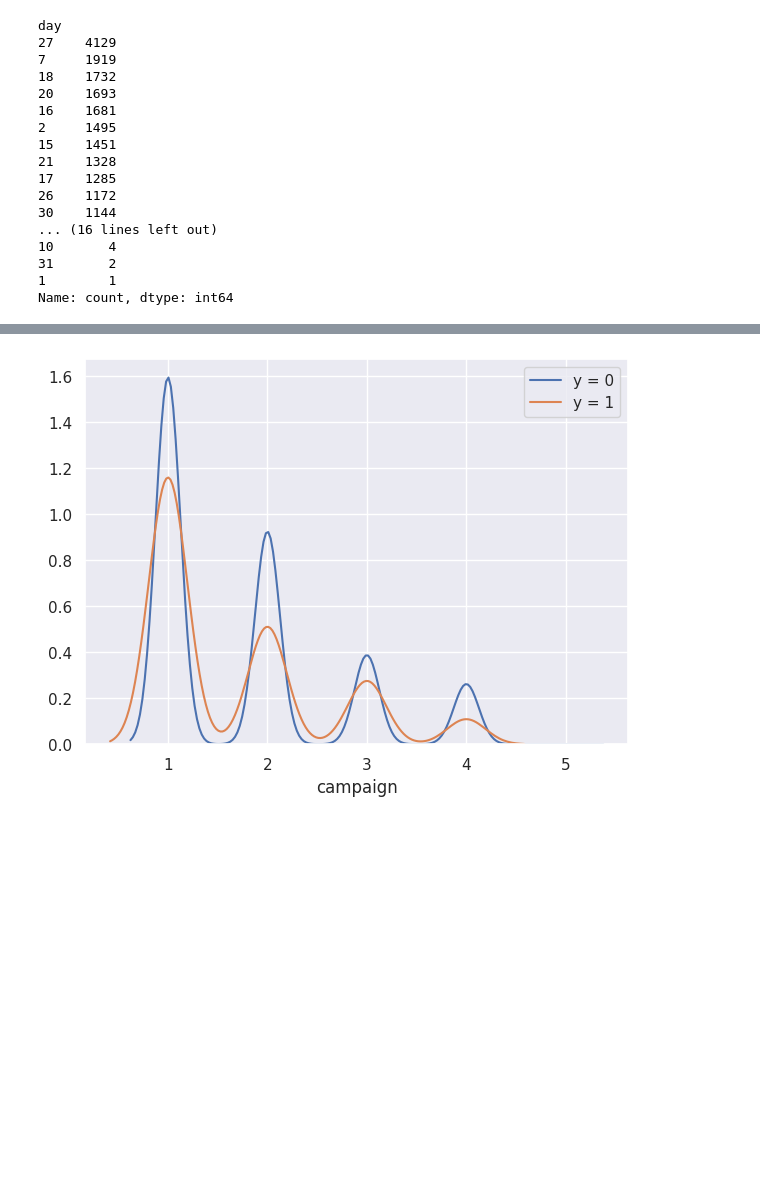
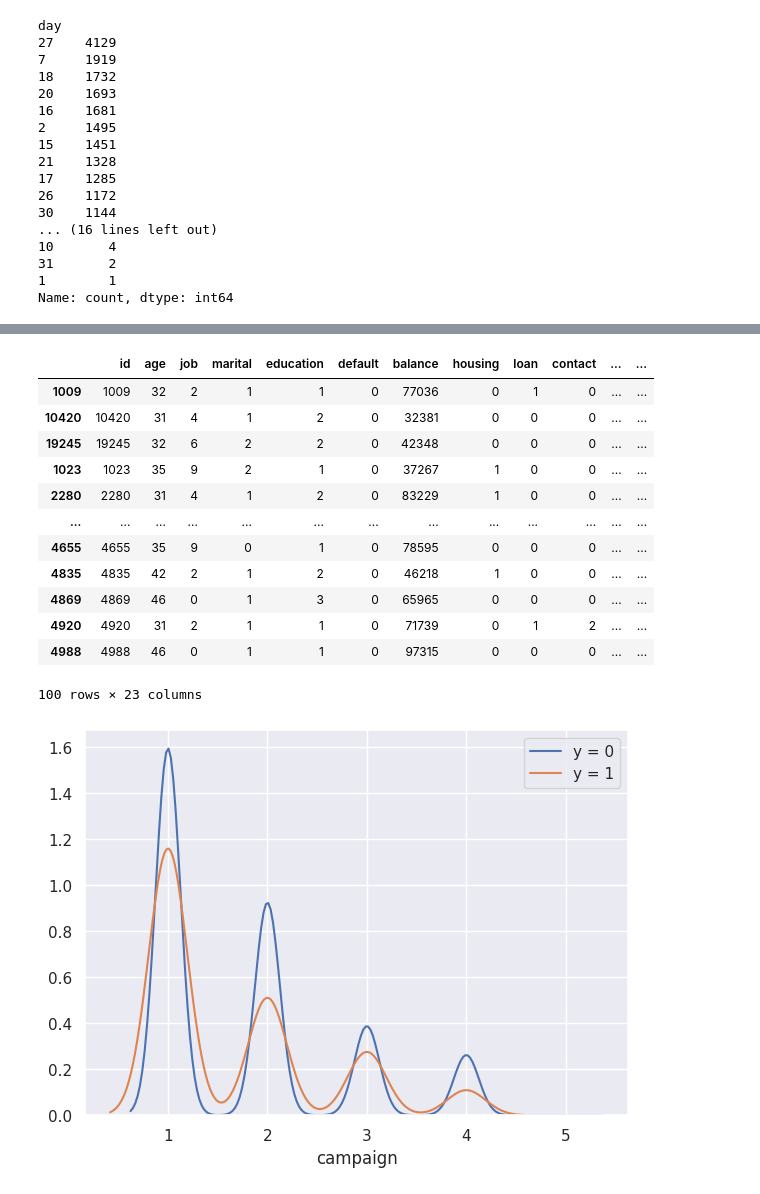
Before and after one commit to Memories-of-Sun-and-Moon/SIGNATE4B_040_Bank_Customer_Tartgeting, a Jupyter notebook: solve.ipynb, the cells around one changed output, grey strips where cells are left out. Saved outputs shown, nothing was run; the diff lists cells and outputs as text; code cells hidden in the pictures; blank space fills up the shorter version.

```diff
--- a/solve.ipynb
+++ b/solve.ipynb
@@ -208,3 +233,19 @@ Name: count, Length: 140, dtype: int64
+# %%
+train.nlargest(100, 'duration')
+# %% [output]
+|  | id | age | job | marital | education | default | balance | housing | loan | contact | ... | ... |
+| 1009 | 1009 | 32 | 2 | 1 | 1 | 0 | 77036 | 0 | 1 | 0 | ... | ... |
+| 10420 | 10420 | 31 | 4 | 1 | 2 | 0 | 32381 | 0 | 0 | 0 | ... | ... |
+| 19245 | 19245 | 32 | 6 | 2 | 2 | 0 | 42348 | 0 | 0 | 0 | ... | ... |
+| 1023 | 1023 | 35 | 9 | 2 | 1 | 0 | 37267 | 1 | 0 | 0 | ... | ... |
+| 2280 | 2280 | 31 | 4 | 1 | 2 | 0 | 83229 | 1 | 0 | 0 | ... | ... |
+| ... | ... | ... | ... | ... | ... | ... | ... | ... | ... | ... | ... | ... |
+| 4655 | 4655 | 35 | 9 | 0 | 1 | 0 | 78595 | 0 | 0 | 0 | ... | ... |
+| 4835 | 4835 | 42 | 2 | 1 | 2 | 0 | 46218 | 1 | 0 | 0 | ... | ... |
+| 4869 | 4869 | 46 | 0 | 1 | 3 | 0 | 65965 | 0 | 0 | 0 | ... | ... |
+| 4920 | 4920 | 31 | 2 | 1 | 1 | 0 | 71739 | 0 | 1 | 2 | ... | ... |
+| 4988 | 4988 | 46 | 0 | 1 | 1 | 0 | 97315 | 0 | 0 | 0 | ... | ... |
+100 rows × 23 columns
 # %%
 # campaign と yes/no の比較
 plt.figure(figsize=(7, 5))
```
Also changed, not shown: parts of 9 cells of this notebook, 1 other file.
